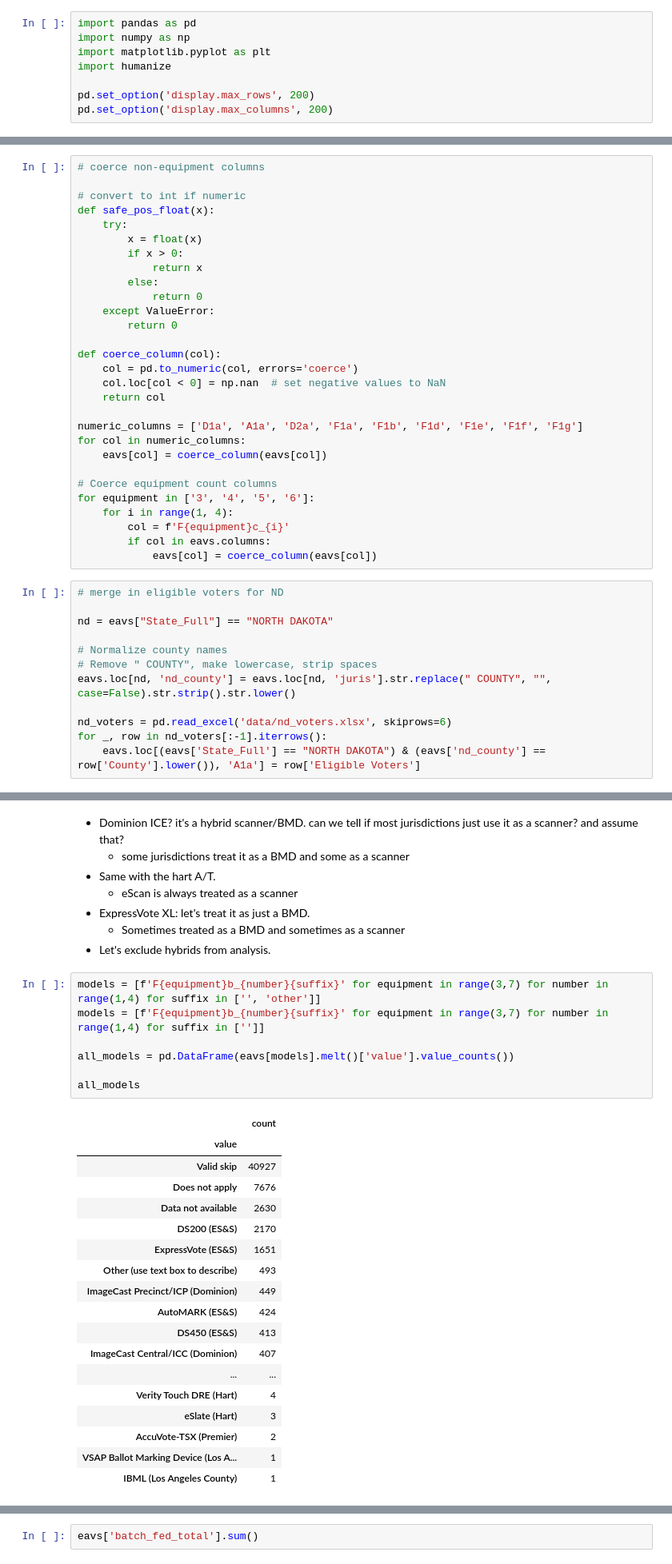
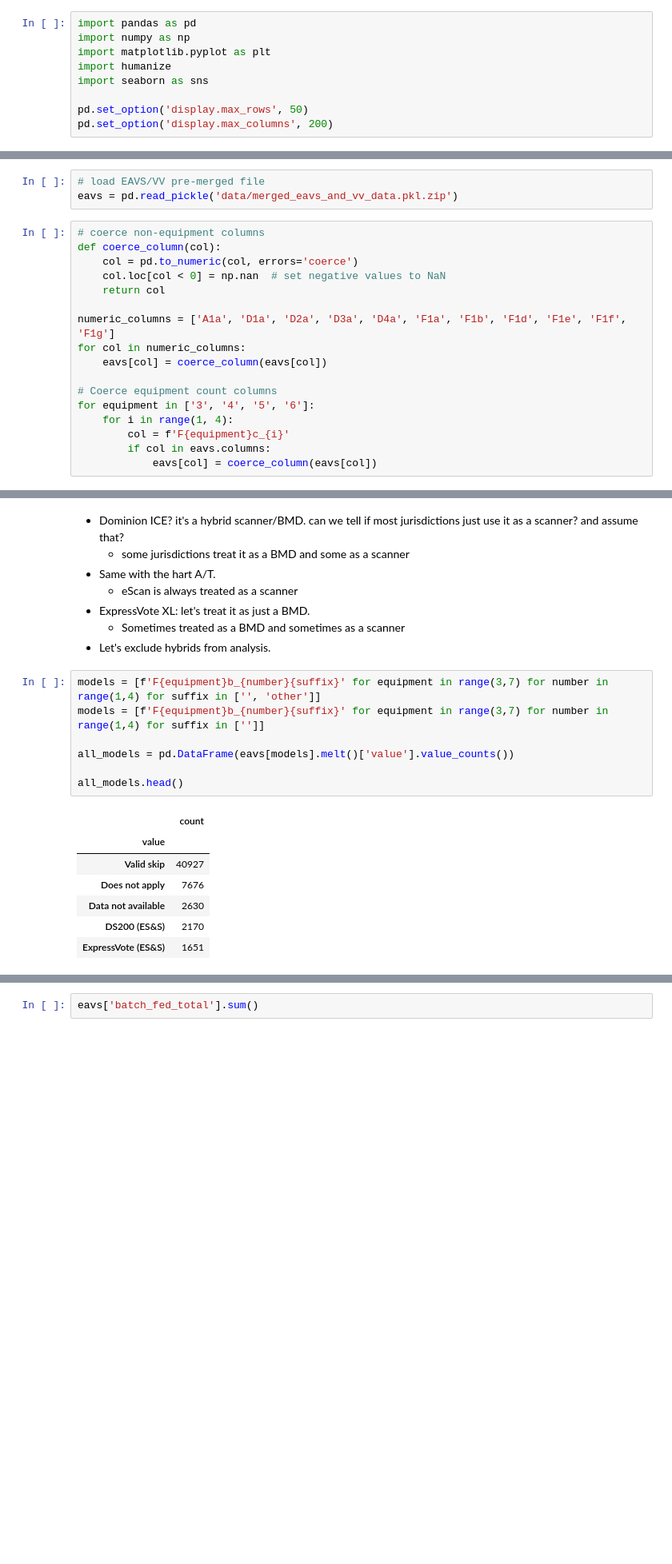
Before and after one commit to Bipartisan-Policy-Center/voting-equipment, a Jupyter notebook: cost_analysis.ipynb, the cells around one changed output, grey strips where cells are left out. Shown: that part at 80% size. Saved outputs shown, nothing was run; the diff lists cells and outputs as text; blank space fills up the shorter version.

```diff
--- a/cost_analysis.ipynb
+++ b/cost_analysis.ipynb
@@ -3,8 +3,9 @@ import pandas as pd
 import numpy as np
 import matplotlib.pyplot as plt
 import humanize
+import seaborn as sns
 
-pd.set_option('display.max_rows', 200)
+pd.set_option('display.max_rows', 50)
 pd.set_option('display.max_columns', 200)
 # %% [markdown]
 ### Pre-processing
@@ -113,23 +12,14 @@ eavs['bmd_or_dre_for_all'] = eavs['bmd_for_all'] | eavs['dre_for_all']
+# %%
+# load EAVS/VV pre-merged file
+eavs = pd.read_pickle('data/merged_eavs_and_vv_data.pkl.zip')
 # %%
 # coerce non-equipment columns
-
-# convert to int if numeric
-def safe_pos_float(x):
-    try:
-        x = float(x)
-        if x > 0:
-            return x
-        else:
-            return 0
-    except ValueError:
-        return 0
-
 def coerce_column(col):
     col = pd.to_numeric(col, errors='coerce')
     col.loc[col < 0] = np.nan  # set negative values to NaN
     return col
 
-numeric_columns = ['D1a', 'A1a', 'D2a', 'F1a', 'F1b', 'F1d', 'F1e', 'F1f', 'F1g']
+numeric_columns = ['A1a', 'D1a', 'D2a', 'D3a', 'D4a', 'F1a', 'F1b', 'F1d', 'F1e', 'F1f', 'F1g']
 for col in numeric_columns:
     eavs[col] = coerce_column(eavs[col])
 
@@ -139,15 +29,3 @@ for equipment in ['3', '4', '5', '6']:
         col = f'F{equipment}c_{i}'
         if col in eavs.columns:
             eavs[col] = coerce_column(eavs[col])
-# %%
-# merge in eligible voters for ND
-
-nd = eavs["State_Full"] == "NORTH DAKOTA"
-
-# Normalize county names
-# Remove " COUNTY", make lowercase, strip spaces
-eavs.loc[nd, 'nd_county'] = eavs.loc[nd, 'juris'].str.replace(" COUNTY", "", case=False).str.strip().str.lower()
-
-nd_voters = pd.read_excel('data/nd_voters.xlsx', skiprows=6)
-for _, row in nd_voters[:-1].iterrows():
-    eavs.loc[(eavs['State_Full'] == "NORTH DAKOTA") & (eavs['nd_county'] == row['County'].lower()), 'A1a'] = row['Eligible Voters']
@@ -245,29 +127,18 @@ F[#] — Device Category
 # %%
 models = [f'F{equipment}b_{number}{suffix}' for equipment in range(3,7) for number in range(1,4) for suffix in ['', 'other']]
 models = [f'F{equipment}b_{number}{suffix}' for equipment in range(3,7) for number in range(1,4) for suffix in ['']]
 
 all_models = pd.DataFrame(eavs[models].melt()['value'].value_counts())
 
-all_models
+all_models.head()
 # %% [output]
 |  | count |
 | value |  |
 | Valid skip | 40927 |
 | Does not apply | 7676 |
 | Data not available | 2630 |
 | DS200 (ES&S) | 2170 |
 | ExpressVote (ES&S) | 1651 |
-| Other (use text box to describe) | 493 |
-| ImageCast Precinct/ICP (Dominion) | 449 |
-| AutoMARK (ES&S) | 424 |
-| DS450 (ES&S) | 413 |
-| ImageCast Central/ICC (Dominion) | 407 |
-| ... | ... |
-| Verity Touch DRE (Hart) | 4 |
-| eSlate (Hart) | 3 |
-| AccuVote-TSX (Premier) | 2 |
-| VSAP Ballot Marking Device (Los A... | 1 |
-| IBML (Los Angeles County) | 1 |
 # %%
 # models = [f'F{equipment}b_{number}{suffix}' for equipment in range(3,7) for number in range(1,4) for suffix in ['', 'other']]
 models = [f'F{equipment}b_{number}{suffix}' for equipment in range(3,7) for number in range(1,4) for suffix in ['other']]
```
Also changed, not shown: parts of 16 cells of this notebook, 5 other files.
